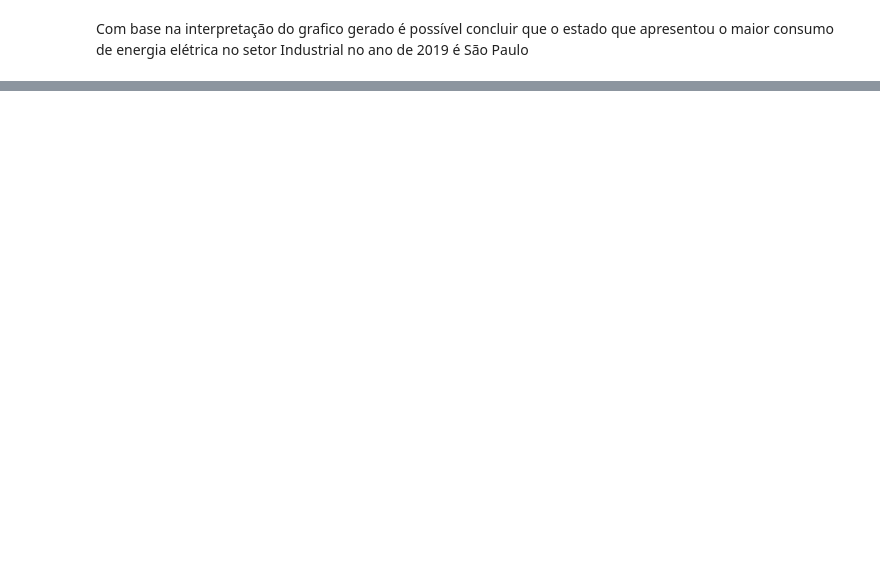
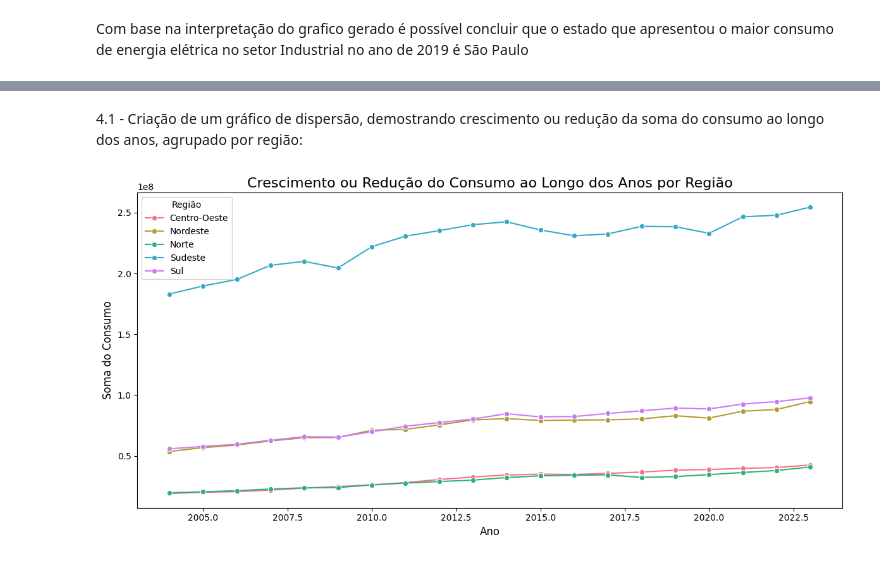
Before and after one commit to davi873/AI_energy_analysis_py, a Jupyter notebook: notebooks/insights.ipynb, the cells around one changed output, grey strips where cells are left out. Cells and saved outputs as stored; diff of their text form; code cells hidden in the pictures; blank space fills up the shorter version.

```diff
--- a/notebooks/insights.ipynb
+++ b/notebooks/insights.ipynb
@@ -101,0 +145,17 @@ Com base na interpretação do grafico gerado é possível concluir que o estado
+# %% [markdown]
+4.1 - Criação de um gráfico de dispersão, demostrando crescimento ou redução da soma do consumo ao longo dos anos, agrupado por região:
+# %%
+df_grouped_region = (df_energy_insights.groupby(['ano', 'regiao'])['consumo'].sum().reset_index())
+
+plt.figure(figsize=(12, 6))
+sns.lineplot(data=df_grouped_region, x='ano', y='consumo', hue='regiao', palette='husl', marker='o')
+
+plt.title('Crescimento ou Redução do Consumo ao Longo dos Anos por Região', fontsize=16)
+plt.xlabel('Ano', fontsize=12)
+plt.ylabel('Soma do Consumo', fontsize=12)
+plt.legend(title='Região')
+plt.tight_layout()
+
+plt.show()
+# %% [output]
+[figure, added]
```
Also changed, not shown: parts of 5 cells of this notebook.
